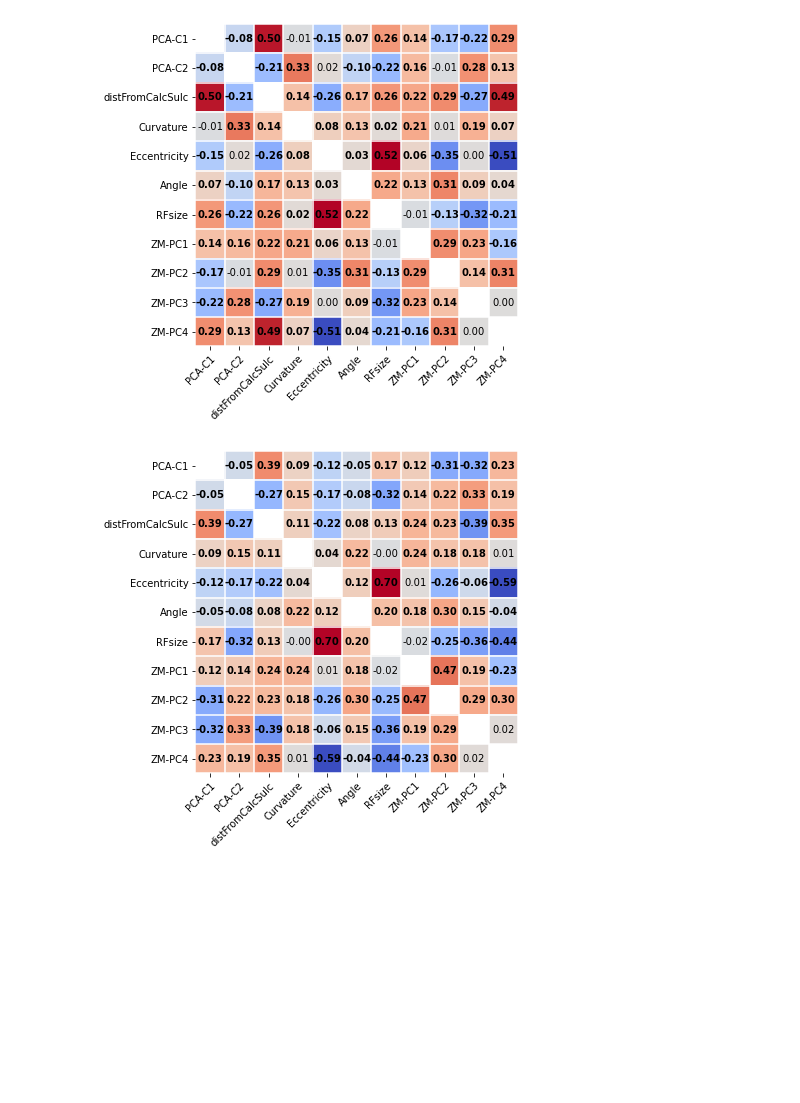
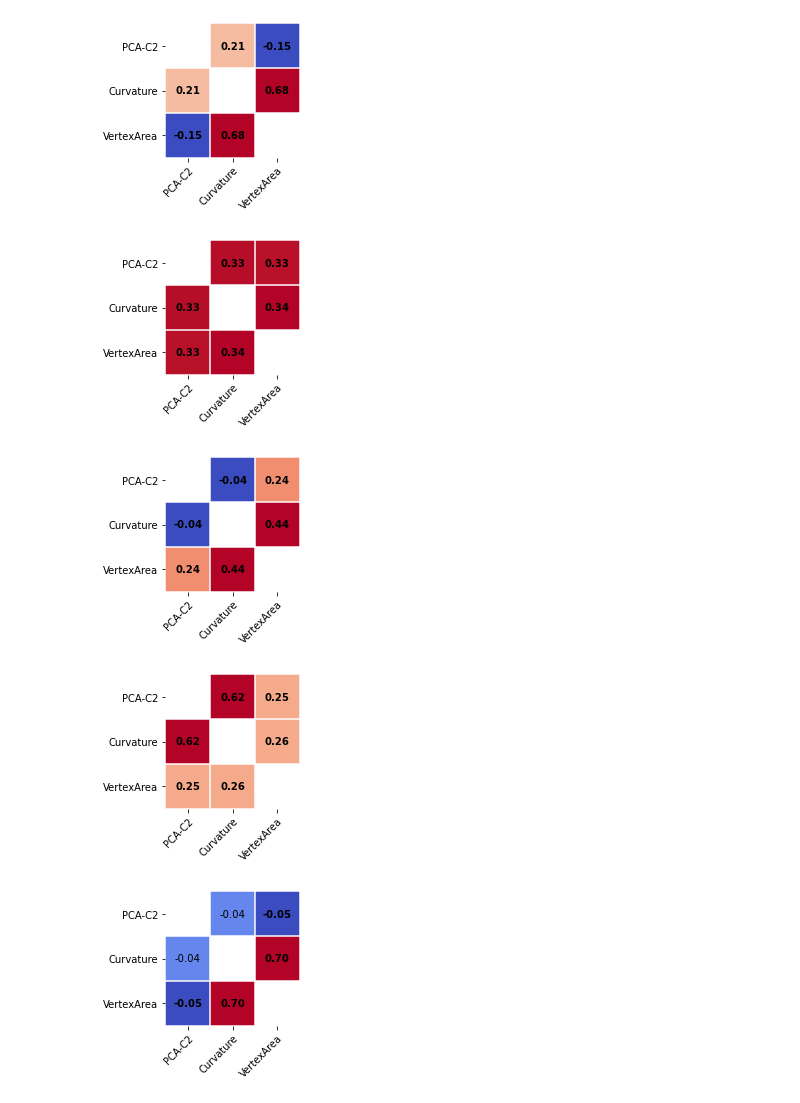
Before and after one commit to BNUCNL/nibrain, a Jupyter notebook: cxy_visual_dev/scripts/plot_RSM.ipynb, the cells around one changed output. Saved outputs shown, nothing was run; the diff lists cells and outputs as text; code cells hidden in the pictures; blank space fills up the shorter version.

Commit message:
cxy_visual_dev: calc RSM with VertexArea

```diff
--- a/cxy_visual_dev/scripts/plot_RSM.ipynb
+++ b/cxy_visual_dev/scripts/plot_RSM.ipynb
@@ -78,25 +78,21 @@ def plot_sym_mat(fpath, items, figsize, mtc, out_file):
         plt.savefig(out_file)
 # %%
 fnames = [
-    # 'RSM_MMP-vis2-early-LR.pkl',
+    'RSM_MMP-vis2-early-LR.pkl',
     # 'RSM_MMP-vis2-early-LR_R2.pkl',
-    # 'RSM_MMP-vis2-later-LR.pkl',
+    'RSM_MMP-vis2-later-LR.pkl',
     # 'RSM_MMP-vis2-later-LR_R2.pkl',
     'RSM_MMP-vis2-early2-LR.pkl',
-    'RSM_MMP-vis2-early2-LR_R2.pkl',
+    # 'RSM_MMP-vis2-early2-LR_R2.pkl',
     'RSM_MMP-vis2-later2-LR.pkl',
-    'RSM_MMP-vis2-later2-LR_R2.pkl',
-    # 'RSM_MMP-vis2-dorsal-LR.pkl',
+    # 'RSM_MMP-vis2-later2-LR_R2.pkl',
+    'RSM_MMP-vis2-dorsal-LR.pkl',
     # 'RSM_MMP-vis2-dorsal-LR_R2.pkl',
-    # 'RSM_MMP-vis2-ventral-LR.pkl',
+    'RSM_MMP-vis2-ventral-LR.pkl',
     # 'RSM_MMP-vis2-ventral-LR_R2.pkl',
-    # 'RSM_MMP-vis2-middle-LR.pkl',
+    'RSM_MMP-vis2-middle-LR.pkl',
     # 'RSM_MMP-vis2-middle-LR_R2.pkl',
-    # 'RSM_MMP-vis2-L.pkl',
-    # 'RSM_MMP-vis2-R.pkl',
-    # 'RSM_MMP-vis2-LR.pkl',
-    # 'RSM_MMP-vis2-L_R2.pkl',
-    # 'RSM_MMP-vis2-R_R2.pkl',
+    'RSM_MMP-vis2-LR.pkl',
     # 'RSM_MMP-vis2-LR_R2.pkl',
 ]
 
@@ -104,10 +100,9 @@ for fname in fnames:
     print(fname)
     plot_sym_mat(
         fpath=pjoin(anal_dir, f'RSM/{fname}'),
-        items=('PCA-C1', 'PCA-C2', 'distFromCalcSulc', 'Curvature', 'Eccentricity',
-        'Angle', 'RFsize', 'ZM-PC1', 'ZM-PC2', 'ZM-PC3', 'ZM-PC4'),
+        items=('PCA-C2', 'Curvature', 'VertexArea'),
         # items='all',
-        figsize=(6, 6), mtc=False,
+        figsize=(3, 3), mtc=False,
         # out_file=None
         out_file=pjoin(work_dir, f"{fname.split('.')[0]}.jpg")
     )
@@ -121,2 +120,5 @@ RSM_MMP-vis2-later2-LR_R2.pkl
-[figure, old version]
+[figure, new version]
-[figure, old version]
+[figure, new version]
+[figure, added]
+[figure, added]
+[figure, added]
```
Also changed, not shown: parts of 1 cell of this notebook, 3 other files.
